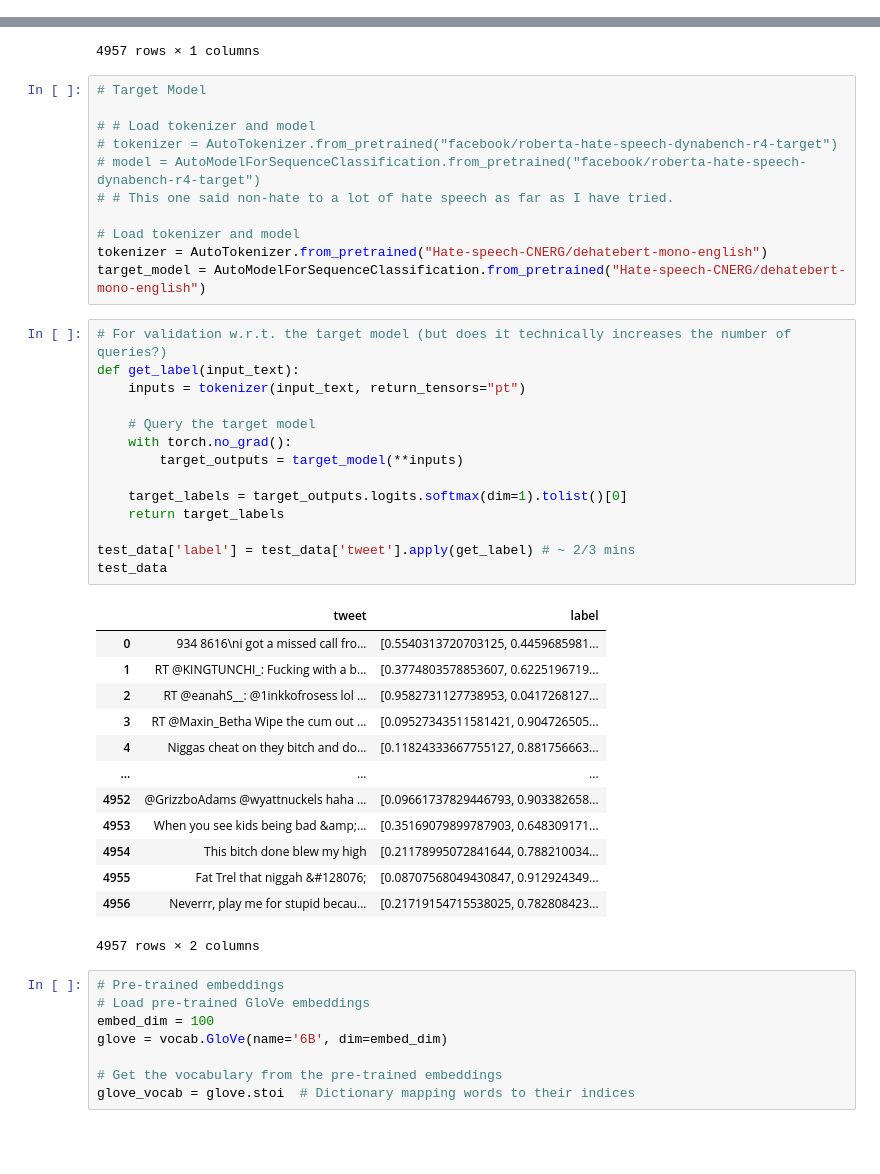
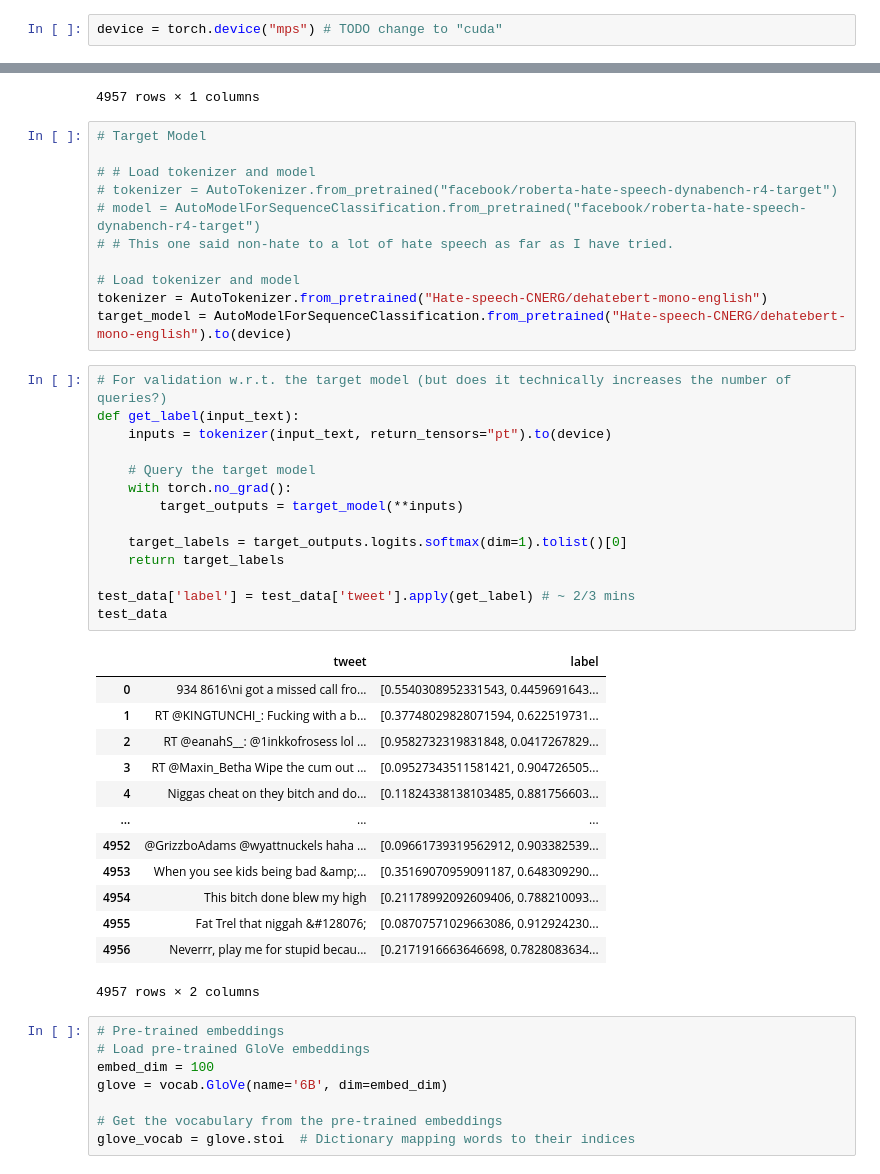
Before and after one commit to cansakiroglu/data-privacy-model-stealing, a Jupyter notebook: model_stealing.ipynb, the cells around one changed output, grey strips where cells are left out. Saved outputs shown, nothing was run; the diff lists cells and outputs as text; blank space fills up the shorter version.

Commit message:
add torch device logic

```diff
--- a/model_stealing.ipynb
+++ b/model_stealing.ipynb
@@ -9,6 +9,8 @@ from sklearn.model_selection import train_test_split
 from transformers import AutoTokenizer, AutoModelForSequenceClassification
 from sentence_transformers import SentenceTransformer, util
 from tqdm import tqdm
+# %%
+device = torch.device("mps") # TODO change to "cuda"
 # %%
 # Prepare the dataset
 # Read the CSV file
@@ -65,34 +67,34 @@ test_data
 
 # Load tokenizer and model
 tokenizer = AutoTokenizer.from_pretrained("Hate-speech-CNERG/dehatebert-mono-english")
-target_model = AutoModelForSequenceClassification.from_pretrained("Hate-speech-CNERG/dehatebert-mono-english")
+target_model = AutoModelForSequenceClassification.from_pretrained("Hate-speech-CNERG/dehatebert-mono-english").to(device)
 # %%
 # For validation w.r.t. the target model (but does it technically increases the number of queries?)
 def get_label(input_text):
-    inputs = tokenizer(input_text, return_tensors="pt")
+    inputs = tokenizer(input_text, return_tensors="pt").to(device)
 
     # Query the target model
     with torch.no_grad():
         target_outputs = target_model(**inputs)
 
     target_labels = target_outputs.logits.softmax(dim=1).tolist()[0]
     return target_labels
 
 test_data['label'] = test_data['tweet'].apply(get_label) # ~ 2/3 mins
 test_data
 # %% [output]
 |  | tweet | label |
-| 0 | 934 8616\ni got a missed call fro... | [0.5540313720703125, 0.4459685981... |
-| 1 | RT @KINGTUNCHI_: Fucking with a b... | [0.3774803578853607, 0.6225196719... |
-| 2 | RT @eanahS__: @1inkkofrosess lol ... | [0.9582731127738953, 0.0417268127... |
+| 0 | 934 8616\ni got a missed call fro... | [0.5540308952331543, 0.4459691643... |
+| 1 | RT @KINGTUNCHI_: Fucking with a b... | [0.37748029828071594, 0.622519731... |
+| 2 | RT @eanahS__: @1inkkofrosess lol ... | [0.9582732319831848, 0.0417267829... |
 | 3 | RT @Maxin_Betha Wipe the cum out ... | [0.09527343511581421, 0.904726505... |
-| 4 | Niggas cheat on they bitch and do... | [0.11824333667755127, 0.881756663... |
+| 4 | Niggas cheat on they bitch and do... | [0.11824338138103485, 0.881756603... |
 | ... | ... | ... |
-| 4952 | @GrizzboAdams @wyattnuckels haha ... | [0.09661737829446793, 0.903382658... |
-| 4953 | When you see kids being bad &amp;... | [0.35169079899787903, 0.648309171... |
-| 4954 | This bitch done blew my high | [0.21178995072841644, 0.788210034... |
-| 4955 | Fat Trel that niggah &#128076; | [0.08707568049430847, 0.912924349... |
-| 4956 | Neverrr, play me for stupid becau... | [0.21719154715538025, 0.782808423... |
+| 4952 | @GrizzboAdams @wyattnuckels haha ... | [0.09661739319562912, 0.903382539... |
+| 4953 | When you see kids being bad &amp;... | [0.35169070959091187, 0.648309290... |
+| 4954 | This bitch done blew my high | [0.21178992092609406, 0.788210093... |
+| 4955 | Fat Trel that niggah &#128076; | [0.08707571029663086, 0.912924230... |
+| 4956 | Neverrr, play me for stupid becau... | [0.2171916663646698, 0.7828083634... |
 4957 rows × 2 columns
 # %%
 # Pre-trained embeddings
```
Also changed, not shown: parts of 3 cells of this notebook.
